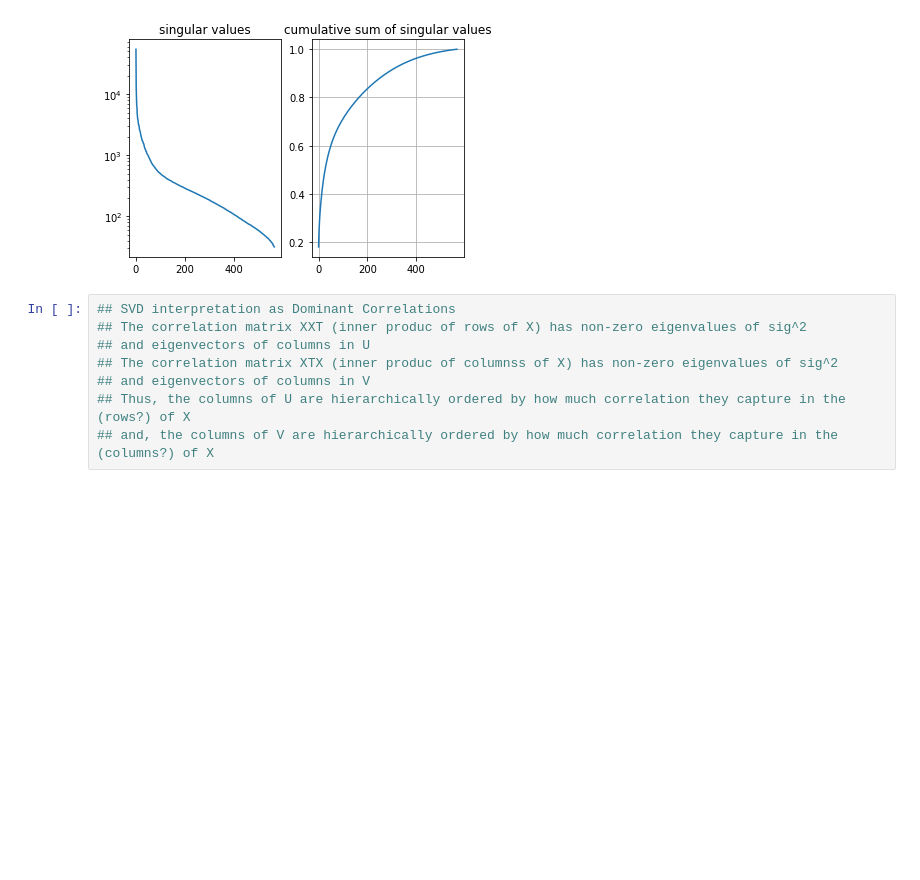
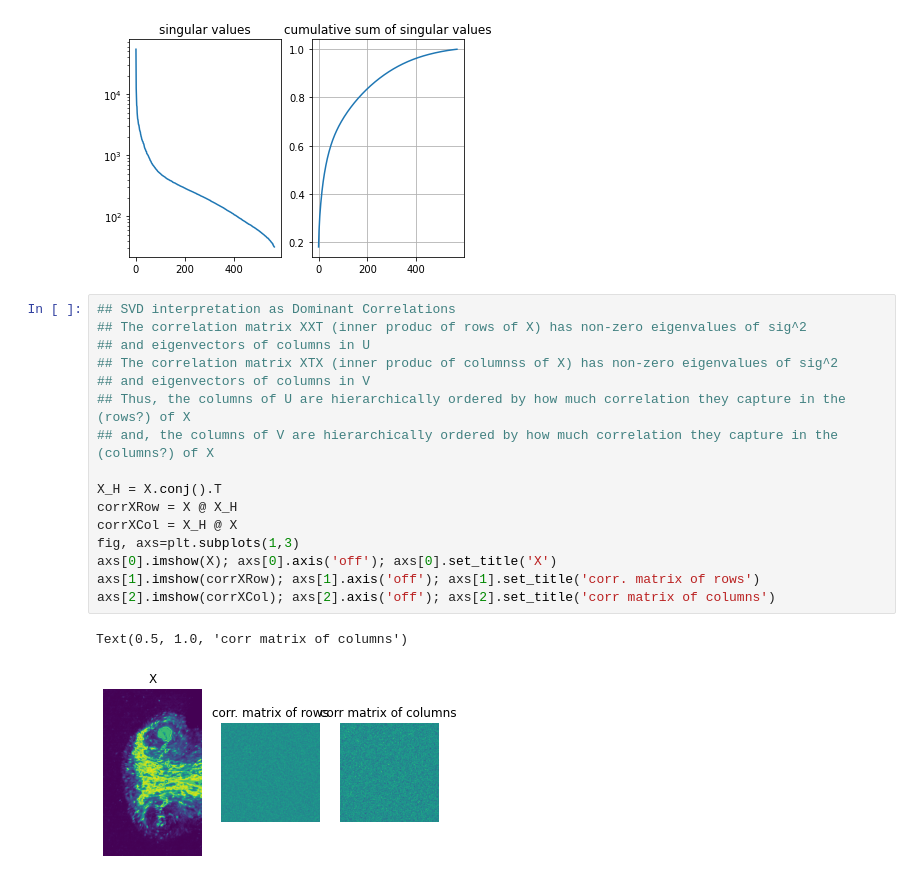
Before and after one commit to zhizhiL/BruntonDatabook, a Jupyter notebook: SVD/section1_ImageCompression.ipynb, the cells around one changed output. Saved outputs shown, nothing was run; the diff lists cells and outputs as text; blank space fills up the shorter version.

```diff
--- a/SVD/section1_ImageCompression.ipynb
+++ b/SVD/section1_ImageCompression.ipynb
@@ -75,8 +75,19 @@ plt.grid(fig)
 # %%
 ## SVD interpretation as Dominant Correlations
 ## The correlation matrix XXT (inner produc of rows of X) has non-zero eigenvalues of sig^2
 ## and eigenvectors of columns in U
 ## The correlation matrix XTX (inner produc of columnss of X) has non-zero eigenvalues of sig^2
 ## and eigenvectors of columns in V
 ## Thus, the columns of U are hierarchically ordered by how much correlation they capture in the (rows?) of X
 ## and, the columns of V are hierarchically ordered by how much correlation they capture in the (columns?) of X
+
+X_H = X.conj().T
+corrXRow = X @ X_H
+corrXCol = X_H @ X
+fig, axs=plt.subplots(1,3)
+axs[0].imshow(X); axs[0].axis('off'); axs[0].set_title('X')
+axs[1].imshow(corrXRow); axs[1].axis('off'); axs[1].set_title('corr. matrix of rows')
+axs[2].imshow(corrXCol); axs[2].axis('off'); axs[2].set_title('corr matrix of columns')
+# %% [output]
+Text(0.5, 1.0, 'corr matrix of columns')
+[figure, added]
```
